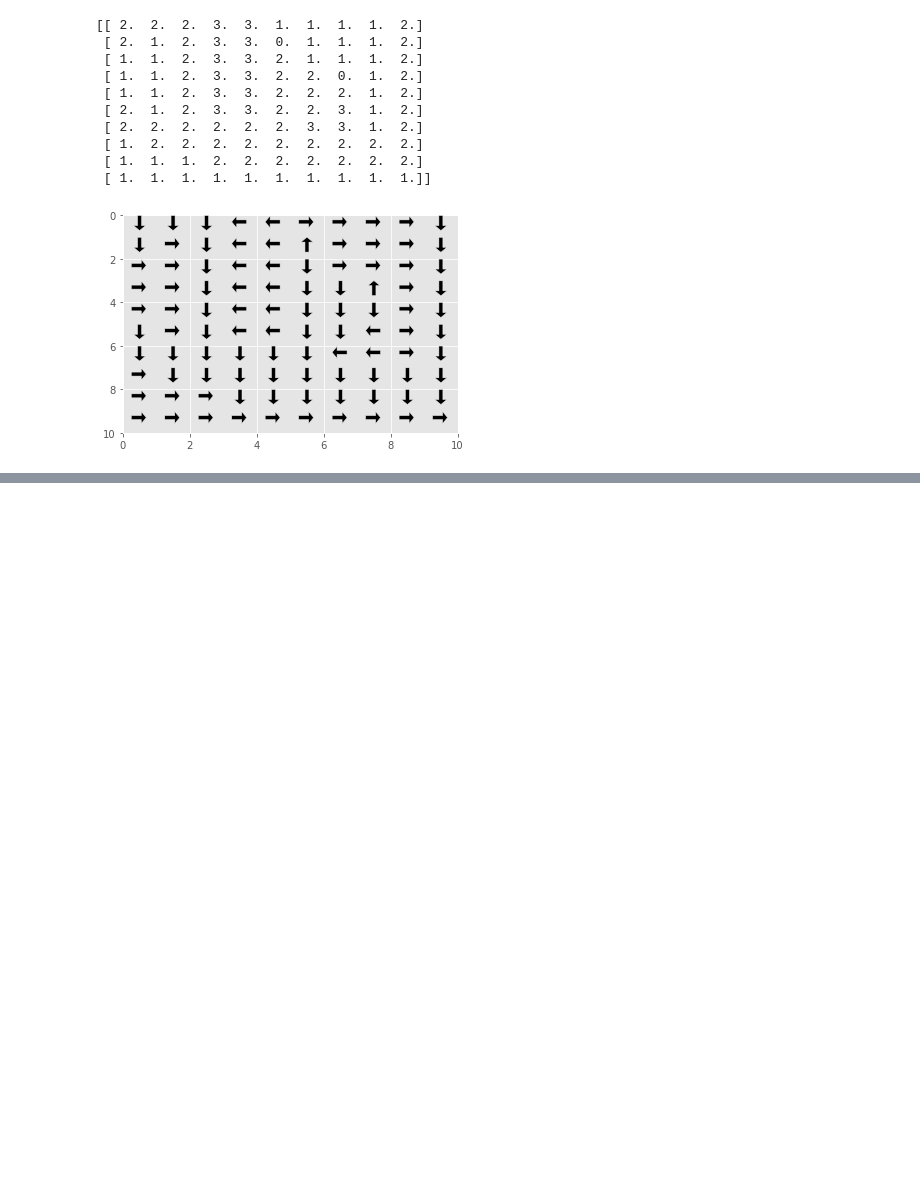
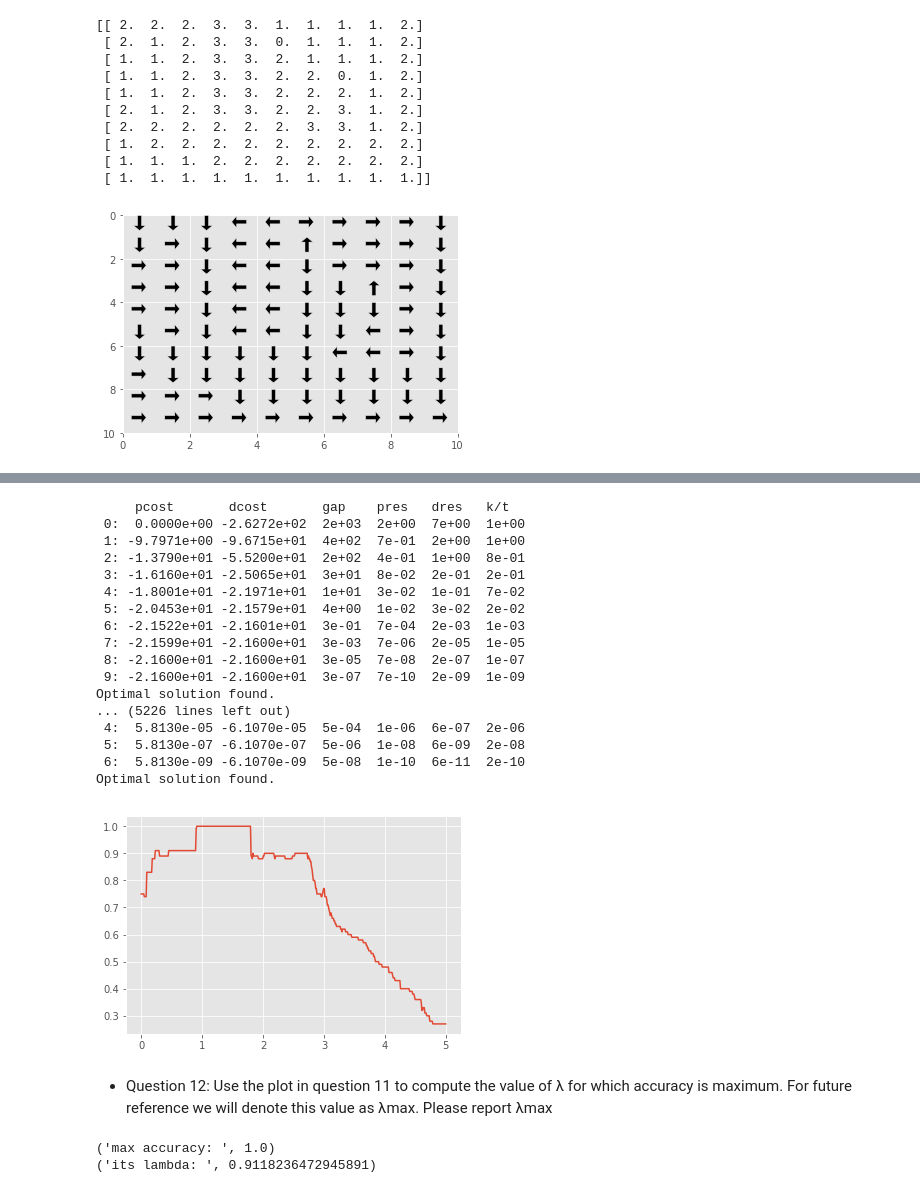
Before and after one commit to CallMeDDL/EE232E_Networks, a Jupyter notebook: project3/proj3_part1.ipynb, the cells around one changed output, grey strips where cells are left out. Saved outputs shown, nothing was run; the diff lists cells and outputs as text; code cells hidden in the pictures; blank space fills up the shorter version.

```diff
--- a/project3/proj3_part1.ipynb
+++ b/project3/proj3_part1.ipynb
@@ -488,0 +599,39 @@ plot_opt_policy(ext_PI)
+# %%
+expert_optimal_action = PI1
+Rmax = 1
+
+trans_prob_matrix = p
+penalty_lambdas = np.linspace(0, 5, 500)
+
+accuracy, rewards_extracted = evaluate(100, expert_optimal_action, trans_prob_matrix, penalty_lambdas, Rmax)
+plt.plot(penalty_lambdas, accuracy)
+plt.show()
+# %% [output]
+     pcost       dcost       gap    pres   dres   k/t
+ 0:  0.0000e+00 -2.6272e+02  2e+03  2e+00  7e+00  1e+00
+ 1: -9.7971e+00 -9.6715e+01  4e+02  7e-01  2e+00  1e+00
+ 2: -1.3790e+01 -5.5200e+01  2e+02  4e-01  1e+00  8e-01
+ 3: -1.6160e+01 -2.5065e+01  3e+01  8e-02  2e-01  2e-01
+ 4: -1.8001e+01 -2.1971e+01  1e+01  3e-02  1e-01  7e-02
+ 5: -2.0453e+01 -2.1579e+01  4e+00  1e-02  3e-02  2e-02
+ 6: -2.1522e+01 -2.1601e+01  3e-01  7e-04  2e-03  1e-03
+ 7: -2.1599e+01 -2.1600e+01  3e-03  7e-06  2e-05  1e-05
+ 8: -2.1600e+01 -2.1600e+01  3e-05  7e-08  2e-07  1e-07
+ 9: -2.1600e+01 -2.1600e+01  3e-07  7e-10  2e-09  1e-09
+Optimal solution found.
+... (5226 lines left out)
+ 4:  5.8130e-05 -6.1070e-05  5e-04  1e-06  6e-07  2e-06
+ 5:  5.8130e-07 -6.1070e-07  5e-06  1e-08  6e-09  2e-08
+ 6:  5.8130e-09 -6.1070e-09  5e-08  1e-10  6e-11  2e-10
+Optimal solution found.
+[figure, added]
+# %% [markdown]
+- Question 12: Use the plot in question 11 to compute the value of λ for which accuracy is maximum. For future reference we will denote this value as λmax. Please report λmax
+# %%
+max_acc_index = np.argmax(accuracy)
+max_lambda = penalty_lambdas[max_acc_index]
+print("max accuracy: ", accuracy[max_acc_index])
+print("its lambda: ", max_lambda)
+# %% [output]
+('max accuracy: ', 1.0)
+('its lambda: ', 0.9118236472945891)
```
Also changed, not shown: parts of 22 cells of this notebook, 1 other file.
